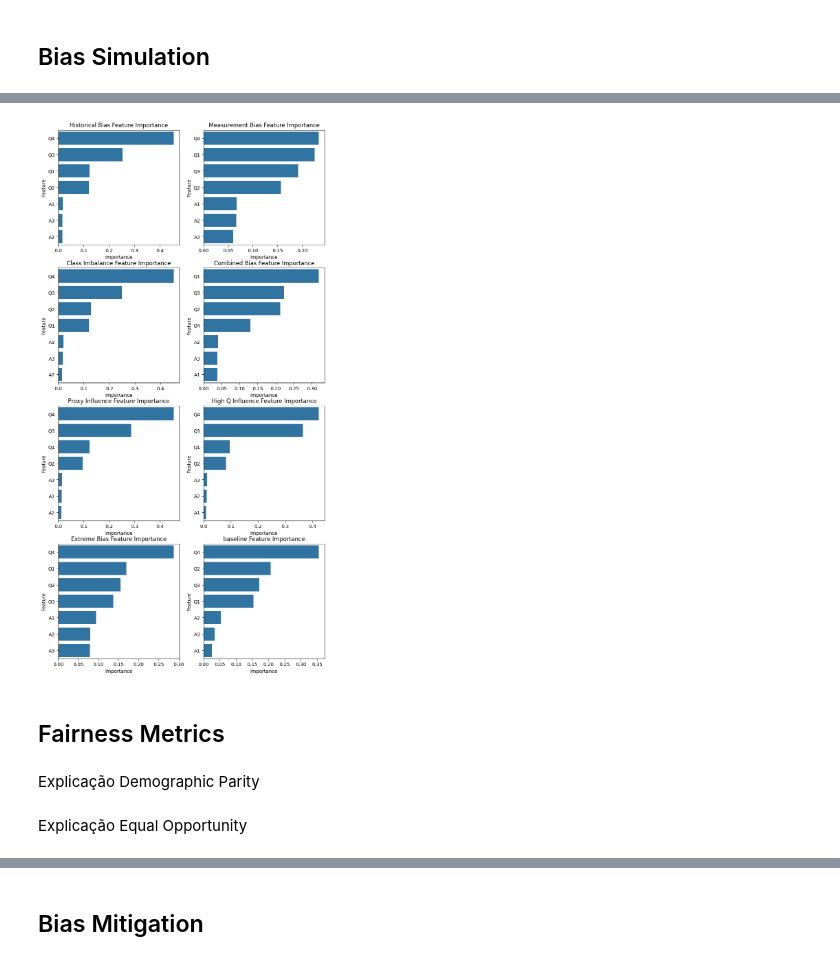
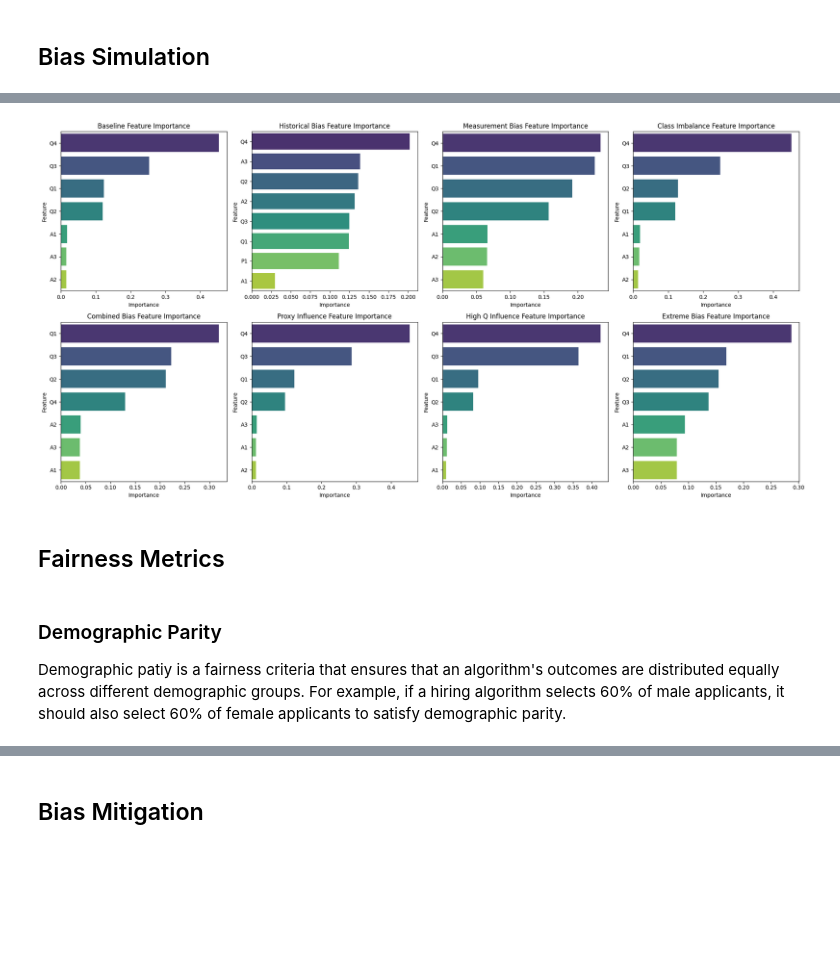
Before and after one commit to PRCSousa/Tabular-Bias-Simulation-And-Mitigation, a Jupyter notebook: main.ipynb, the cells around one changed output, grey strips where cells are left out. Saved outputs shown, nothing was run; the diff lists cells and outputs as text; code cells hidden in the pictures; blank space fills up the shorter version.

```diff
--- a/main.ipynb
+++ b/main.ipynb
@@ -73,12 +75,12 @@ By adjusting the parameters βh, βm, and Pu, we can simulate various types of b
 def create_synth(var_config):
     dim = var_config.get('dim')
 
-    thr_supp = 1  # Threshold correlation for discarding features too correlated with sensitive attributes
+    thr_supp = 1  # Threshold correlation for discarding features too correlated with sensitive attributes (unused)
 
     task_type = var_config.get('task_type', 'classification')
     num_classes = var_config.get('num_classes', 2)  # Default to binary classification
 
-    sy = 1  # Standard deviation of the noise of Y
+    sy = var_config.get('sy', 1)
 
     # Values to generate R (Primary Variable)
     R_config = var_config.get('R', [{}])[0]
@@ -187,6 +189,7 @@ def create_synth(var_config):
     data = {'R': R, 'Y': y, 'Y_real': y_real}
     data.update(A_vars)
     data.update(Q_vars)
+    data.update(P_vars)
 
     dtf = pd.DataFrame(data)
 
@@ -534,5 +542,5 @@ for i, setting_name in enumerate(datasets.keys()):
 # %%
-fig, axs = plt.subplots(4, 2, figsize=(10, 20))
+fig, axs = plt.subplots(2, 4, figsize=(22, 10))
 axs = axs.flatten()
 
 for i, setting_name in enumerate(bias_analysis_results.keys()):
@@ -541,8 +549,10 @@ for i, setting_name in enumerate(bias_analysis_results.keys()):
 
     mask = np.triu(np.ones_like(corr, dtype=bool))
 
-    sns.heatmap(corr, ax=axs[i], cmap='coolwarm', mask=mask, annot=True, fmt=".1f")
+    sns.heatmap(corr, ax=axs[i], cmap='viridis', mask=mask, annot=True, fmt=".1f")
     axs[i].set_title(f'{setting_name} Correlation Heatmap')
 
+plt.tight_layout()
 plt.show()
+fig.savefig('imgs\correlation.png', transparent=True)
 # %% [output]
@@ -550,20 +562,23 @@ plt.show()
 # %%
-fig, axs = plt.subplots(4, 2, figsize=(10, 20))
+fig, axs = plt.subplots(2, 4, figsize=(20, 10))
 axs = axs.flatten()
 
 for i, setting_name in enumerate(bias_analysis_results.keys()):
     feature_importance_df = bias_analysis_results[setting_name]['feature_importance']
 
-    sns.barplot(x='Importance', y='Feature', data=feature_importance_df, ax=axs[i])
+    sns.barplot(x='Importance', y='Feature', data=feature_importance_df, ax=axs[i], palette='viridis')
     axs[i].set_title(f'{setting_name} Feature Importance')
 
+plt.tight_layout()
 plt.show()
+fig.savefig('imgs\\feature_importance.png', transparent=True)
 # %% [output]
-[figure, old version]
+[figure, new version]
 # %% [markdown]
 ## Fairness Metrics
-# %% [markdown]
-Explicação Demographic Parity
+# %% [markdown]
+### Demographic Parity
+Demographic patiy is a fairness criteria that ensures that an algorithm's outcomes are distributed equally across different demographic groups. For example, if a hiring algorithm selects 60% of male applicants, it should also select 60% of female applicants to satisfy demographic parity.
 # %%
 def demographic_parity(y_pred, protected_values):
     group_parity = {}
@@ -571,5 +586,3 @@ def demographic_parity(y_pred, protected_values):
         group_idx = protected_values == group
         group_parity[group] = np.mean(y_pred[group_idx])
     return group_parity
-# %% [markdown]
-Explicação Equal Opportunity
```
Also changed, not shown: parts of 30 cells of this notebook, 2 other files.
